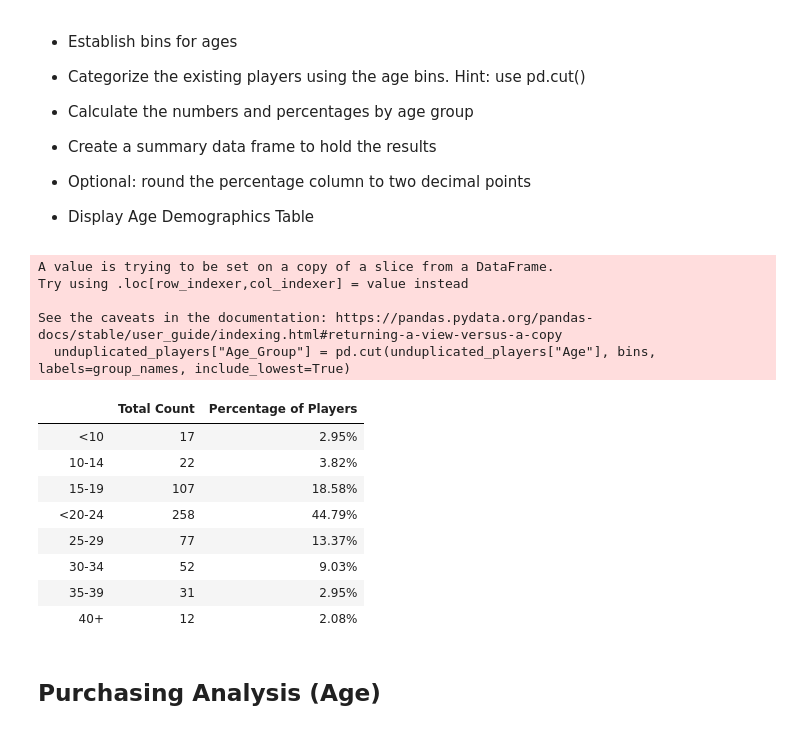
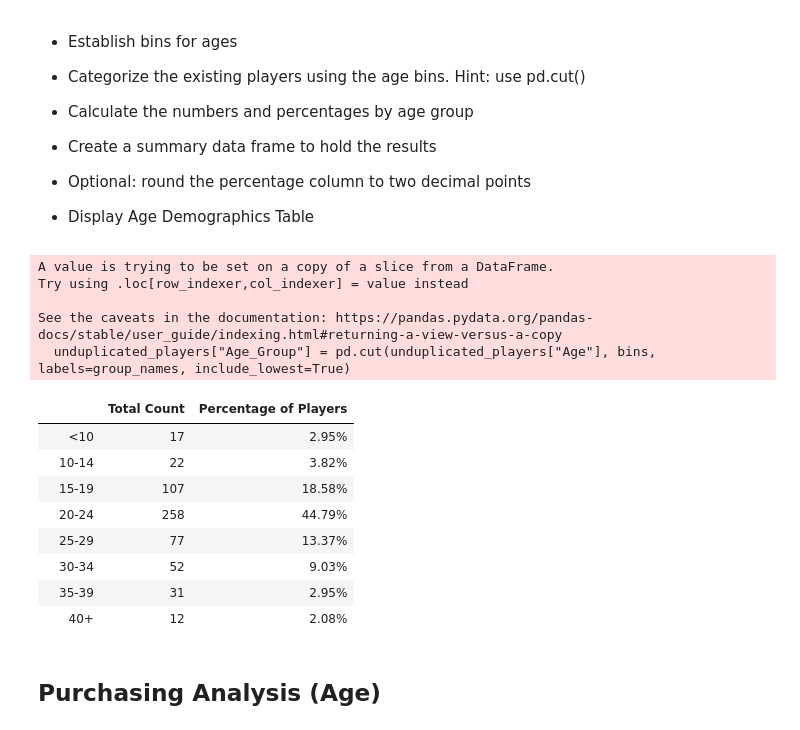
Before and after one commit to jessches5/pandas-challenge, a Jupyter notebook: HeroesOfPymoli/HeroesOfPymoli_starter.ipynb, the cells around one changed output. Drawn from its saved outputs; the diff is of its cells as text; code cells hidden in the pictures.

```diff
--- a/HeroesOfPymoli/HeroesOfPymoli_starter.ipynb
+++ b/HeroesOfPymoli/HeroesOfPymoli_starter.ipynb
@@ -306,41 +306,41 @@ age_group_df = pd.DataFrame([{"": "<10",
                            "Total Count": teen_players,
                            "Percentage of Players": teen_percent,
                             },
-                            {"": "<20-24",
+                            {"": "20-24",
                            "Total Count": early_twenties_players,
                            "Percentage of Players": early_twenties_percent,
                             },
                              {"": "25-29",
                            "Total Count": late_twenties_players,
                            "Percentage of Players": late_twenties_percent,
                             },
                             {"": "30-34",
                            "Total Count": early_thirties_players,
                            "Percentage of Players": early_thirties_percent,
                             },
                             {"": "35-39",
                            "Total Count": late_thirties_players,
                            "Percentage of Players": youth_percent,
                             },
                              {"": "40+",
                            "Total Count": mature_players,
                            "Percentage of Players": mature_percent,
                             }
                           ], index=['','','','','','','',''])
 
 age_group_df["Percentage of Players"] = age_group_df["Percentage of Players"].map("{:,.2f}".format).astype(str) + '%'
 age_group_df
 # %% [output]
 A value is trying to be set on a copy of a slice from a DataFrame.
 Try using .loc[row_indexer,col_indexer] = value instead
 
 See the caveats in the documentation: https://pandas.pydata.org/pandas-docs/stable/user_guide/indexing.html#returning-a-view-versus-a-copy
   unduplicated_players["Age_Group"] = pd.cut(unduplicated_players["Age"], bins, labels=group_names, include_lowest=True)
 |  |  | Total Count | Percentage of Players |
 |  | <10 | 17 | 2.95% |
 |  | 10-14 | 22 | 3.82% |
 |  | 15-19 | 107 | 18.58% |
-|  | <20-24 | 258 | 44.79% |
+|  | 20-24 | 258 | 44.79% |
 |  | 25-29 | 77 | 13.37% |
 |  | 30-34 | 52 | 9.03% |
 |  | 35-39 | 31 | 2.95% |
```
Also changed, not shown: parts of 1 cell of this notebook, 1 other file.
